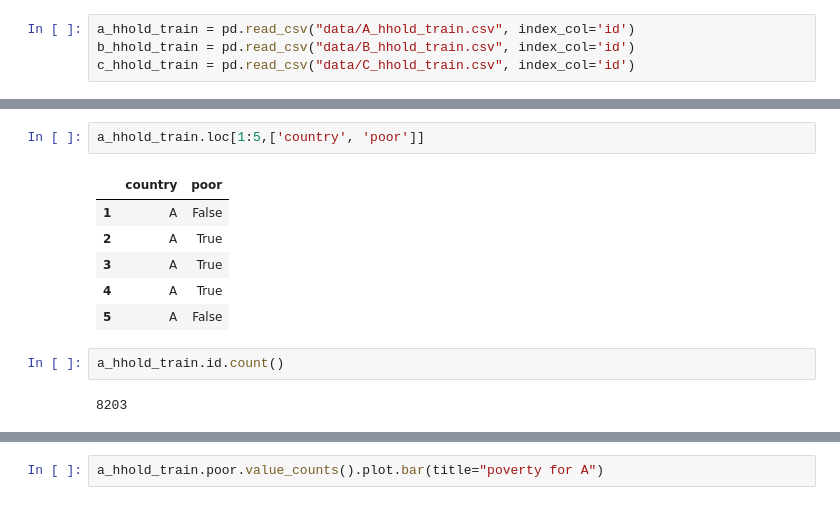
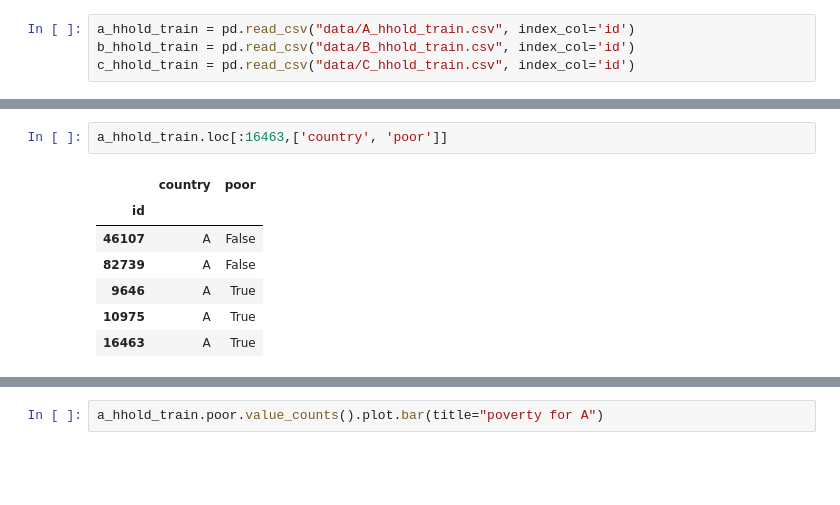
Before and after one commit to jaeycyril/poverty-prediction, a Jupyter notebook: wrangle_1.ipynb, the cells around one changed output, grey strips where cells are left out. Cells and saved outputs as stored; diff of their text form; blank space fills up the shorter version.

```diff
--- a/wrangle_1.ipynb
+++ b/wrangle_1.ipynb
@@ -30,16 +33,13 @@ a_hhold_train.tail()
 # %%
-a_hhold_train.loc[1:5,['country', 'poor']]
+a_hhold_train.loc[:16463,['country', 'poor']]
 # %% [output]
 |  | country | poor |
-| 1 | A | False |
-| 2 | A | True |
-| 3 | A | True |
-| 4 | A | True |
-| 5 | A | False |
+| id |  |  |
+| 46107 | A | False |
+| 82739 | A | False |
+| 9646 | A | True |
+| 10975 | A | True |
+| 16463 | A | True |
-# %%
-a_hhold_train.id.count()
-# %% [output]
-8203
 # %%
 a_hhold_train.iloc[:, 2].unique()
 # %% [output]
```
Also changed, not shown: parts of 48 cells of this notebook, 1 other file.
